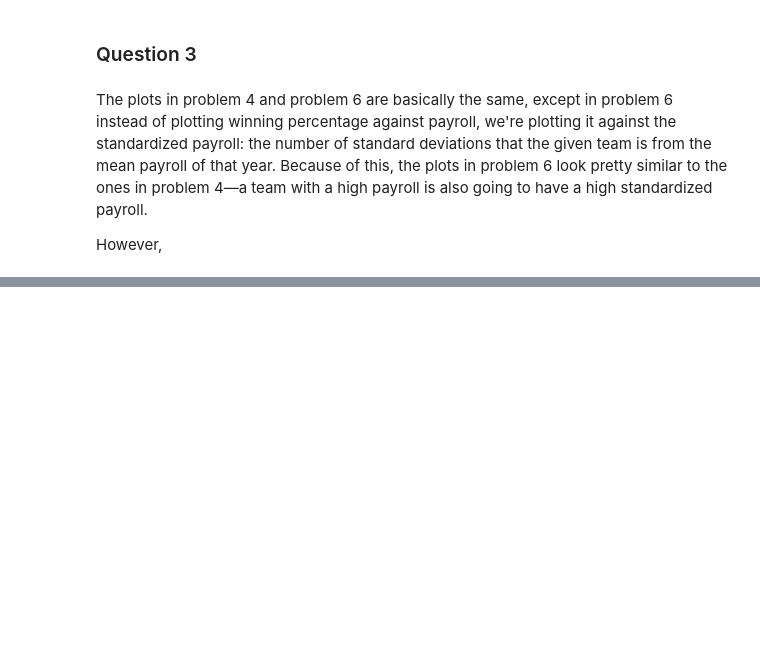
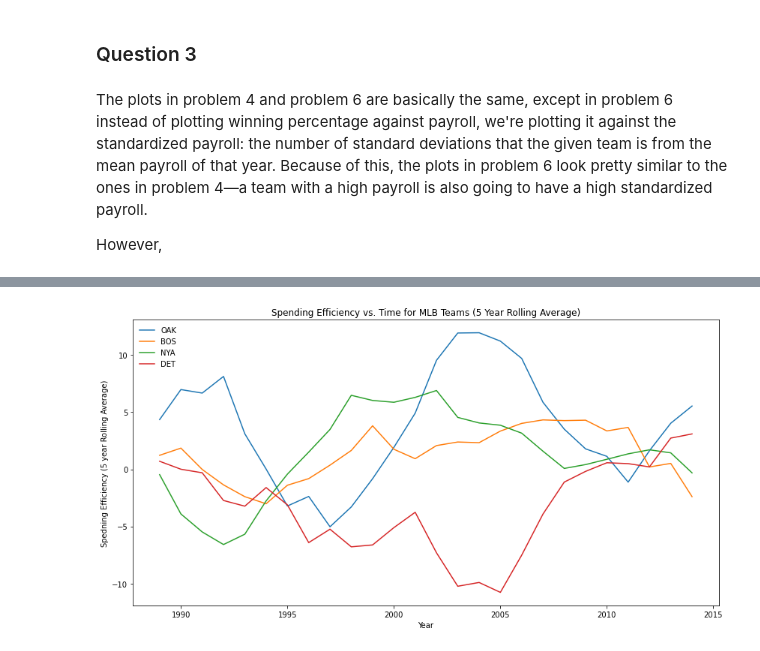
Before and after one commit to jpdevito/cmsc320, a Jupyter notebook: Project 2.ipynb, the cells around one changed output, grey strips where cells are left out. Drawn from its saved outputs; the diff is of its cells as text; code cells hidden in the pictures; blank space fills up the shorter version.

```diff
--- a/Project 2.ipynb
+++ b/Project 2.ipynb
@@ -410,0 +479,11 @@ _ = axes.plot(x, y, color="r")
+# %%
+fig, axes = plt.subplots(figsize=(14, 7))
+
+# plots the rolling average of the data
+efficiencies[["OAK", "BOS", "NYA", "DET"]].rolling(5).mean().plot(ax=axes, title="Spending Efficiency vs. Time for MLB Teams (5 Year Rolling Average)")
+plt.setp(axes, xlabel="Year", ylabel="Spedning Efficiency (5 year Rolling Average)")
+
+# customizes legend
+_ = axes.legend(frameon=False, loc='upper left', ncol=1)
+# %% [output]
+[figure, added]
```
Also changed, not shown: parts of 27 cells of this notebook.
